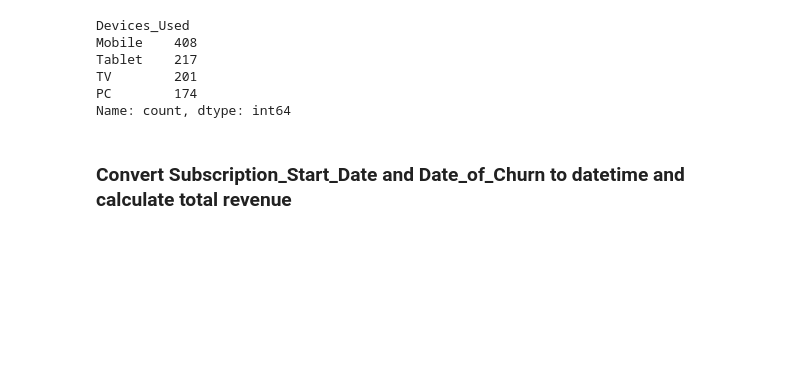
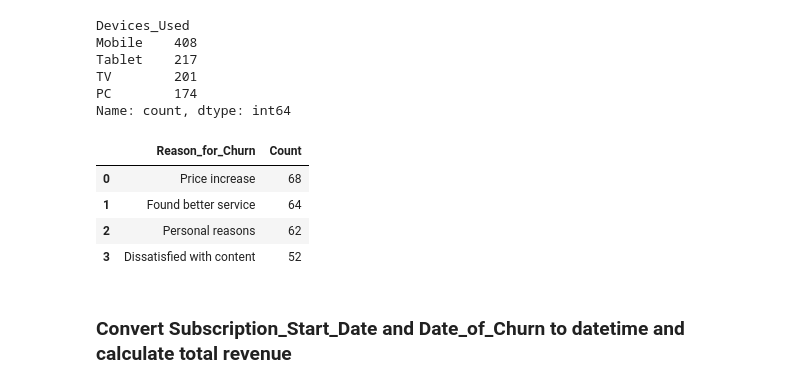
Before and after one commit to richard2323233/schulich_data_science, a Jupyter notebook: assignment 1.ipynb, the cells around one changed output. Saved outputs shown, nothing was run; the diff lists cells and outputs as text; code cells hidden in the pictures; blank space fills up the shorter version.

```diff
--- a/assignment 1.ipynb
+++ b/assignment 1.ipynb
@@ -75,3 +77,12 @@ Name: count, dtype: int64
+# %%
+# Display the DataFrame
+reason_for_churn_df
+# %% [output]
+|  | Reason_for_Churn | Count |
+| 0 | Price increase | 68 |
+| 1 | Found better service | 64 |
+| 2 | Personal reasons | 62 |
+| 3 | Dissatisfied with content | 52 |
 # %% [markdown]
 ### Convert Subscription_Start_Date and Date_of_Churn to datetime and calculate total revenue
 # %%
```
Also changed, not shown: parts of 16 cells of this notebook.
